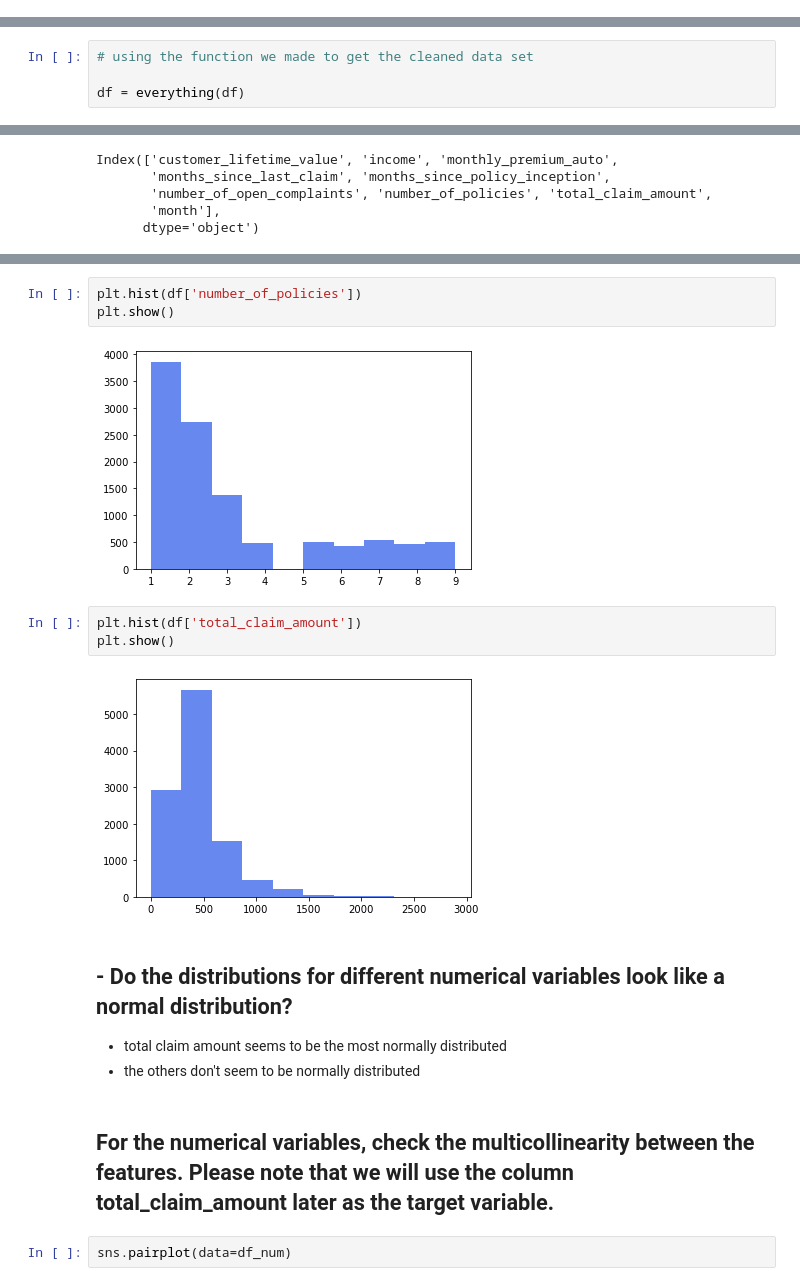
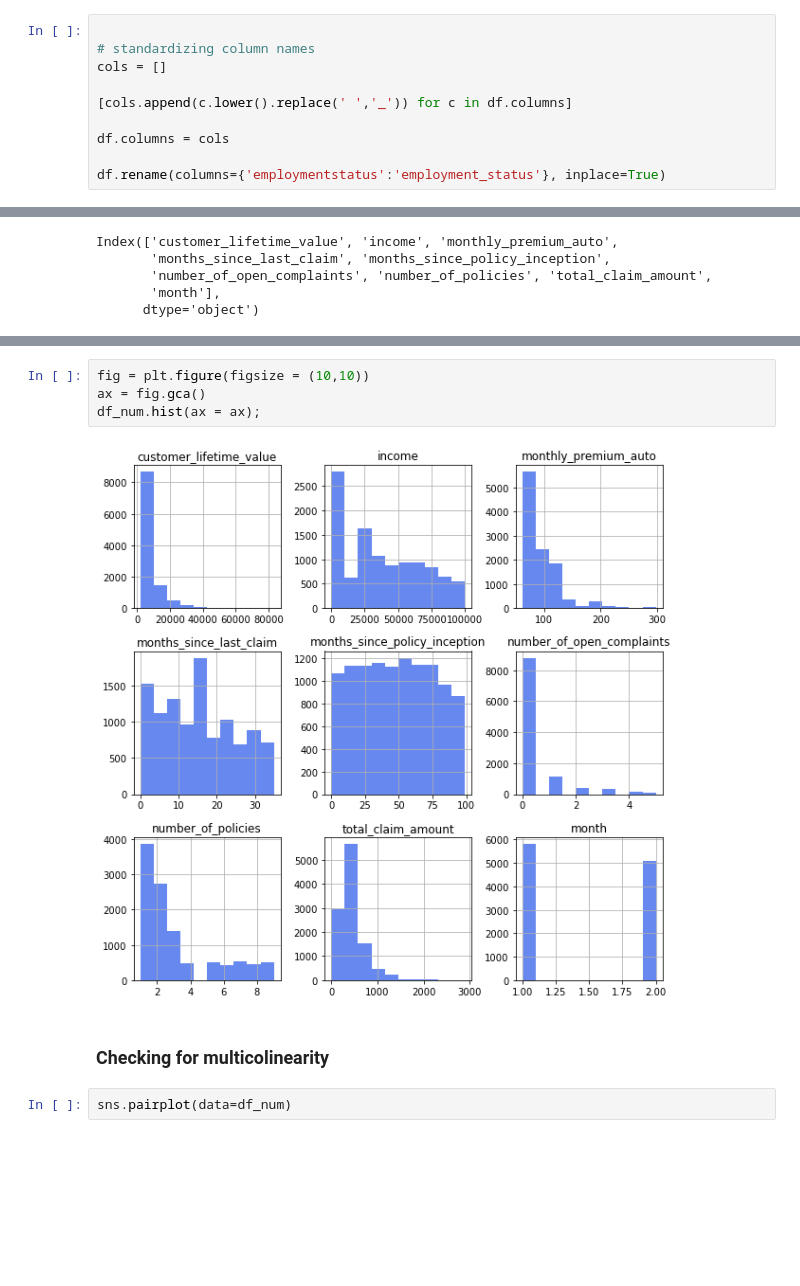
Before and after one commit to zachighton/ironhack_projects, a Jupyter notebook: marketing_customer_analysis/marketing_customer_analysis.ipynb, the cells around one changed output, grey strips where cells are left out. Drawn from its saved outputs; the diff is of its cells as text; blank space fills up the shorter version.

```diff
--- a/marketing_customer_analysis/marketing_customer_analysis.ipynb
+++ b/marketing_customer_analysis/marketing_customer_analysis.ipynb
@@ -8,0 +26,10 @@ df = pd.read_csv('marketing_customer_analysis.csv')
+# %%
+
+# standardizing column names
+cols = []
+
+[cols.append(c.lower().replace(' ','_')) for c in df.columns]
+
+df.columns = cols
+
+df.rename(columns={'employmentstatus':'employment_status'}, inplace=True)
@@ -44,4 +58,0 @@ def everything(df):
-# %%
-# using the function we made to get the cleaned data set
-
-df = everything(df)
@@ -249,21 +236,11 @@ plt.show()
-# %%
-plt.hist(df['number_of_policies'])
-plt.show()
-# %% [output]
-[figure, removed]
-# %%
-plt.hist(df['total_claim_amount'])
-plt.show()
-# %% [output]
-[figure, removed]
-# %% [markdown]
-## - Do the distributions for different numerical variables look like a normal distribution?
-
-- total claim amount seems to be the most normally distributed
-- the others don't seem to be normally distributed
-# %% [markdown]
-
-## For the numerical variables, check the multicollinearity between the features. Please note that we will use the column total_claim_amount later as the target variable.
+# %%
+fig = plt.figure(figsize = (10,10))
+ax = fig.gca()
+df_num.hist(ax = ax);
+# %% [output]
+[figure, added]
+# %% [markdown]
+### Checking for multicolinearity
 # %%
 sns.pairplot(data=df_num)
 # %% [output]
```
Also changed, not shown: parts of 34 cells of this notebook.
